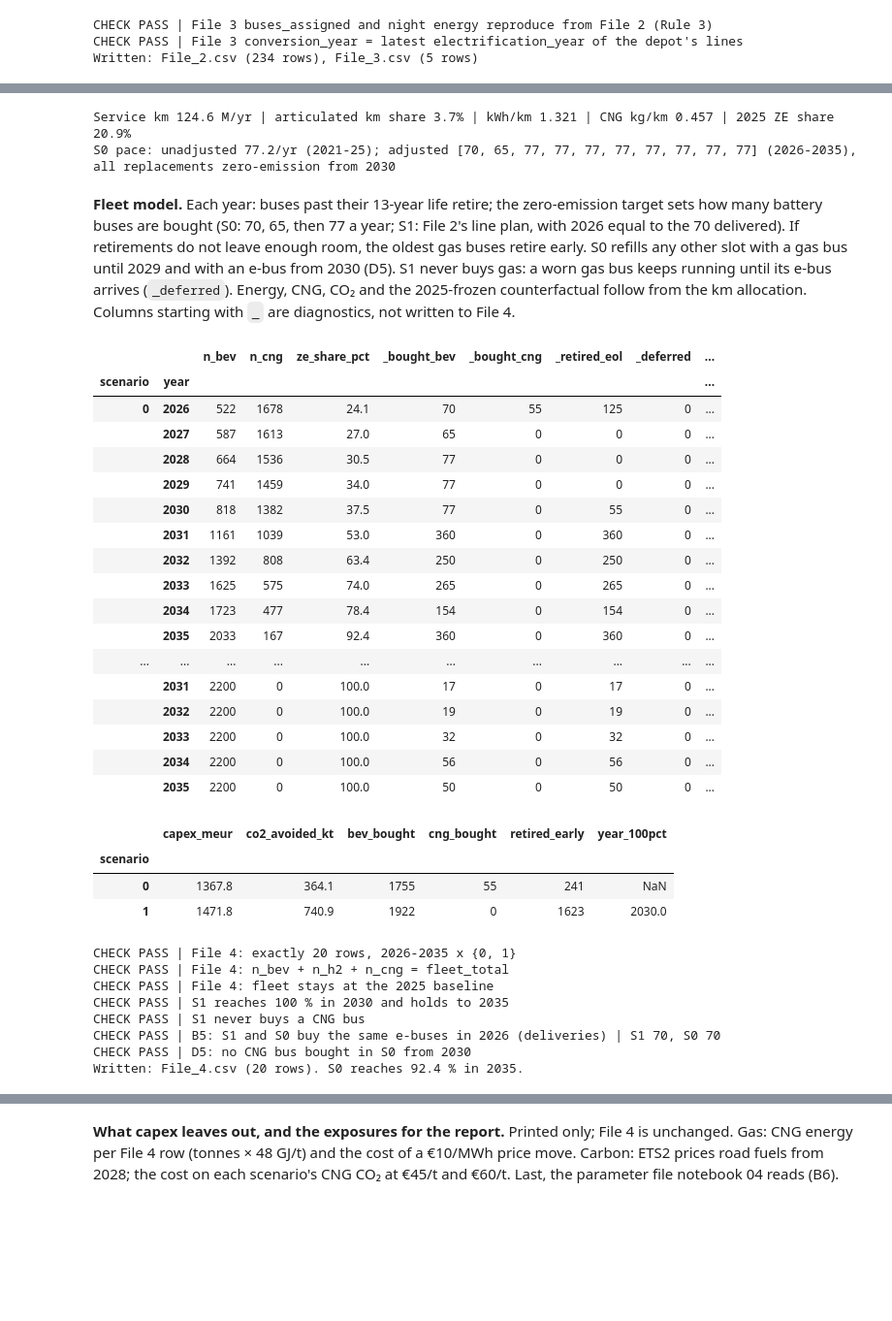
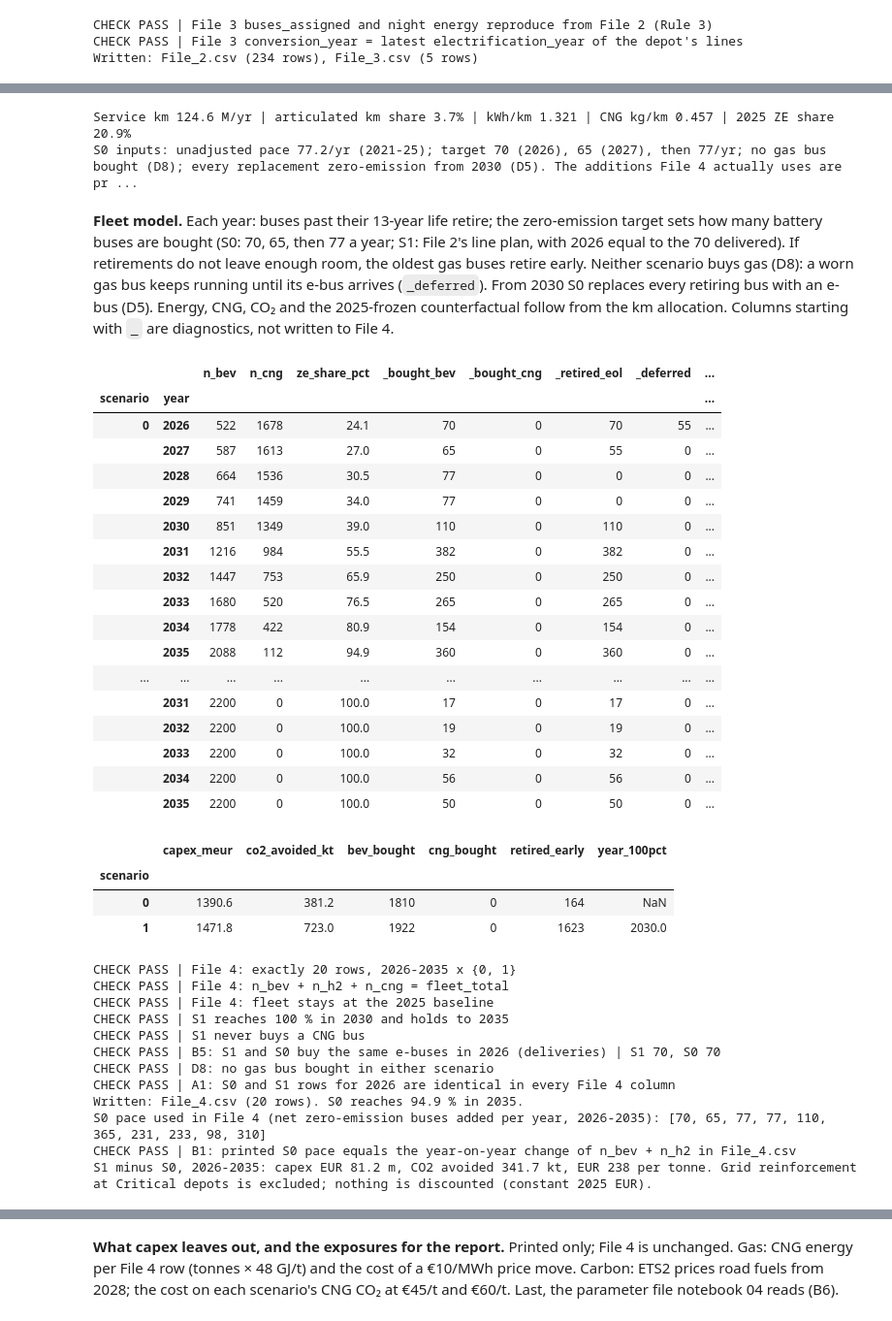
Before and after one commit to ella-garcia/madrid-bus-electrification, a Jupyter notebook: notebooks/01_Madrid_Electrification_Main.ipynb, the cells around one changed output, grey strips where cells are left out. Shown at 97% size. Cells and saved outputs as stored; diff of their text form; code cells hidden in the pictures; blank space fills up the shorter version.

```diff
--- a/notebooks/01_Madrid_Electrification_Main.ipynb
+++ b/notebooks/01_Madrid_Electrification_Main.ipynb
@@ -1824,6 +1867,9 @@ ZE_ONLY_FROM = assume("Year from which every S0 replacement is zero-emission (D5
                       "Regulation (EU) 2024/1610: 90 % of new city buses zero-emission from 2030, 100 % from 2035 "
                       "(https://climate.ec.europa.eu/eu-action/transport-decarbonisation/road-transport/lorries-buses-and-coaches_en); "
                       "EMT buying only zero-emission from 2030 is the team's reading (A)", "File 4 S0 from 2030", "90 % share 2030-34")
+NO_GAS_PURCHASES = assume("No gas bus is bought in either scenario (D8)", True, "A",
+                          "Team decision, 24 Nov 2026: no gas-bus order for 2026 or later is evidenced; EMT's 2026 and 2027 budgets buy "
+                          "e-buses only", "File 4 S0 2026-2029", "S0 refills with gas until 2029")
 def s0_pace(y):
     return S0_DELIVERIES.get(y, round(S0_PACE_UNADJUSTED))
 
@@ -1844,20 +1890,22 @@ conv_bus = {y: later.loc[later.electrification_year <= y, "peak_buses"].sum() /
 conv_km = {y: later.loc[later.electrification_year <= y, "daily_km"].sum() / later.daily_km.sum() for y in [2025] + YEARS_F4}
 print(f"Service km {KM_YEAR / 1e6:.1f} M/yr | articulated km share {ART_KM_SHARE:.1%} | kWh/km {KWH_KM:.3f} | CNG kg/km {CNG_KG_KM:.3f} | "
       f"2025 ZE share {S25:.1%}")
-print(f"S0 pace: unadjusted {S0_PACE_UNADJUSTED:.1f}/yr (2021-25); adjusted {[s0_pace(y) for y in YEARS_F4]} (2026-2035), "
-      f"all replacements zero-emission from {ZE_ONLY_FROM}")
+print(f"S0 inputs: unadjusted pace {S0_PACE_UNADJUSTED:.1f}/yr (2021-25); target {S0_DELIVERIES[2026]} (2026), {S0_DELIVERIES[2027]} (2027), "
+      f"then {round(S0_PACE_UNADJUSTED)}/yr; no gas bus bought (D8); every replacement zero-emission from {ZE_ONLY_FROM} (D5). "
+      "The additions File 4 actually uses are printed after the File 4 table.")
 # %% [output]
 Service km 124.6 M/yr | articulated km share 3.7% | kWh/km 1.321 | CNG kg/km 0.457 | 2025 ZE share 20.9%
-S0 pace: unadjusted 77.2/yr (2021-25); adjusted [70, 65, 77, 77, 77, 77, 77, 77, 77, 77] (2026-2035), all replacements zero-emission from 2030
+S0 inputs: unadjusted pace 77.2/yr (2021-25); target 70 (2026), 65 (2027), then 77/yr; no gas bus bought (D8); every replacement zero-emission from 2030 (D5). The additions File 4 actually uses are pr ...
 # %% [markdown]
-**Fleet model.** Each year: buses past their 13-year life retire; the zero-emission target sets how many battery buses are bought (S0: 70, 65, then 77 a year; S1: File 2's line plan, with 2026 equal to the 70 delivered). If retirements do not leave enough room, the oldest gas buses retire early. S0 refills any other slot with a gas bus until 2029 and with an e-bus from 2030 (D5). S1 never buys gas: a worn gas bus keeps running until its e-bus arrives (`_deferred`). Energy, CNG, CO₂ and the 2025-frozen counterfactual follow from the km allocation. Columns starting with `_` are diagnostics, not written to File 4.
+**Fleet model.** Each year: buses past their 13-year life retire; the zero-emission target sets how many battery buses are bought (S0: 70, 65, then 77 a year; S1: File 2's line plan, with 2026 equal to the 70 delivered). If retirements do not leave enough room, the oldest gas buses retire early. Neither scenario buys gas (D8): a worn gas bus keeps running until its e-bus arrives (`_deferred`). From 2030 S0 replaces every retiring bus with an e-bus (D5). Energy, CNG, CO₂ and the 2025-frozen counterfactual follow from the km allocation. Columns starting with `_` are diagnostics, not written to File 4.
 # %%
-def simulate_f4(scenario):
-    """Year-by-year fleet, purchases, retirements, energy, CO2 and capex. scenario 0 = S0, 1 = S1."""
+def simulate_f4(scenario, years=None):
+    """Year-by-year fleet, purchases, retirements, energy, CO2 and capex. scenario 0 = S0, 1 = S1.
+    years: File 4's 2026-2035 by default; S0 can run longer (printed only, never written)."""
     buses = f25[["fuelType", "size", "age_years"]].rename(columns={"fuelType": "fuel", "age_years": "age"}).reset_index(drop=True)
     buses["fuel"] = buses.fuel.map({"EL": "BEV", "H": "H2", "GN": "CNG"})
     ze_prev, km_share_prev, points_built, rows = ZE25, S25, 0, []
-    for y in YEARS_F4:
+    for y in (years or YEARS_F4):
         buses["age"] += 1
         if scenario == 1:
             ze_target = ZE25 + S1_DELIVERED_2026 if y == 2026 else ZE25 + round((FLEET - ZE25) * conv_bus[y])
@@ -1870,7 +1918,7 @@ def simulate_f4(scenario):
         if scenario == 0 and y >= ZE_ONLY_FROM:                     # D5: from 2030 every replacement is zero-emission
             need_ze = min(FLEET - ze_now, max(need_ze, len(removed)))
         deferred = 0
-        if scenario == 1 and need_ze < len(removed):                 # B5: S1 never buys gas; worn buses wait for their e-bus
+        if (scenario == 1 or NO_GAS_PURCHASES) and need_ze < len(removed):   # D8: no gas bought; worn buses wait for their e-bus
             keep = removed.sort_values("age").index[:len(removed) - need_ze]
             deferred = len(keep)
             buses, removed = pd.concat([buses, removed.loc[keep]]), removed.drop(keep)
@@ -1907,44 +1955,59 @@ def simulate_f4(scenario):
                          _bought_bev=ze_buy, _bought_cng=cng_buy, _retired_eol=int(eol.sum()) - deferred, _deferred=deferred,
                          _retired_early=early, _new_points=new_points, _ze_km_share=round(ze_km / KM_YEAR, 3),
                          _cng_co2_t=round(cng_t * P["cng_kgco2_per_kg"], 1), _capex_buses=round(price / 1e6, 2),
                          _capex_chargers=round(new_points * CHARGER_EUR / 1e6, 2), _capex_committed=round(committed, 2)))
         ze_prev, km_share_prev = n_bev + n_h2, km_share_end
     return pd.DataFrame(rows)
 
 F4_COLS = ["year", "scenario", "fleet_total", "n_bev", "n_h2", "n_cng", "ze_share_pct", "electricity_mwh", "cng_t", "co2_t",
            "co2_avoided_t", "capex_meur"]
 traj = pd.concat([simulate_f4(0), simulate_f4(1)], ignore_index=True)
 display(traj.set_index(["scenario", "year"])[["n_bev", "n_cng", "ze_share_pct", "_bought_bev", "_bought_cng", "_retired_eol", "_deferred",
                                                "_retired_early", "_new_points", "_ze_km_share", "co2_avoided_t", "capex_meur"]])
 summ = traj.groupby("scenario").agg(capex_meur=("capex_meur", "sum"), co2_avoided_kt=("co2_avoided_t", lambda s: s.sum() / 1000),
                                     bev_bought=("_bought_bev", "sum"), cng_bought=("_bought_cng", "sum"), retired_early=("_retired_early", "sum"))
 summ["year_100pct"] = traj[traj.ze_share_pct >= 100].groupby("scenario").year.min().reindex(summ.index)
 display(summ.round(1))
 file4 = traj[F4_COLS]
 file4.to_csv(os.path.join(OUT, "File_4.csv"), index=False, encoding="utf-8")
 s1t, s0t = traj[traj.scenario == 1].set_index("year"), traj[traj.scenario == 0].set_index("year")
 check("File 4: exactly 20 rows, 2026-2035 x {0, 1}", len(file4) == 20 and set(file4.year) == set(YEARS_F4) and set(file4.scenario) == {0, 1})
 check("File 4: n_bev + n_h2 + n_cng = fleet_total", (file4.n_bev + file4.n_h2 + file4.n_cng == file4.fleet_total).all())
 check("File 4: fleet stays at the 2025 baseline", (file4.fleet_total == FLEET).all())
 check("S1 reaches 100 % in 2030 and holds to 2035", (s1t.loc[2030:, "ze_share_pct"] == 100).all())
 check("S1 never buys a CNG bus", s1t._bought_cng.sum() == 0)
 check("B5: S1 and S0 buy the same e-buses in 2026 (deliveries)", s1t.loc[2026, "_bought_bev"] == s0t.loc[2026, "_bought_bev"] == S1_DELIVERED_2026,
       f"S1 {s1t.loc[2026, '_bought_bev']}, S0 {s0t.loc[2026, '_bought_bev']}")
-check("D5: no CNG bus bought in S0 from 2030", s0t.loc[ZE_ONLY_FROM:, "_bought_cng"].sum() == 0)
+check("D8: no gas bus bought in either scenario", traj._bought_cng.sum() == 0)
+_r26 = file4[file4.year == 2026].drop(columns="scenario")
+check("A1: S0 and S1 rows for 2026 are identical in every File 4 column", (_r26.nunique() == 1).all())
 print(f"Written: File_4.csv ({len(file4)} rows). S0 reaches {s0t.loc[2035, 'ze_share_pct']} % in 2035.")
+
+# B1: the S0 pace File 4 actually uses = net zero-emission buses added per year
+s0_added = (s0t.n_bev + s0t.n_h2).diff().fillna(s0t.n_bev.iloc[0] + s0t.n_h2.iloc[0] - ZE25).astype(int)
+print(f"S0 pace used in File 4 (net zero-emission buses added per year, {YEARS_F4[0]}-{YEARS_F4[-1]}): {s0_added.tolist()}")
+_f4 = pd.read_csv(os.path.join(OUT, "File_4.csv")).query("scenario == 0").set_index("year")
+_csv_added = (_f4.n_bev + _f4.n_h2).diff().fillna(_f4.n_bev.iloc[0] + _f4.n_h2.iloc[0] - ZE25).astype(int)
+check("B1: printed S0 pace equals the year-on-year change of n_bev + n_h2 in File_4.csv", s0_added.tolist() == _csv_added.tolist())
+
+# B6: the headline gap between the scenarios
+gap_capex = s1t.capex_meur.sum() - s0t.capex_meur.sum()
+gap_co2_kt = (s1t.co2_avoided_t.sum() - s0t.co2_avoided_t.sum()) / 1000
+print(f"S1 minus S0, 2026-2035: capex EUR {gap_capex:,.1f} m, CO2 avoided {gap_co2_kt:,.1f} kt, EUR {gap_capex * 1e6 / (gap_co2_kt * 1e3):,.0f} "
+      "per tonne. Grid reinforcement at Critical depots is excluded; nothing is discounted (constant 2025 EUR).")
 # %% [output]
 |  |  | n_bev | n_cng | ze_share_pct | _bought_bev | _bought_cng | _retired_eol | _deferred | ... |
 | scenario | year |  |  |  |  |  |  |  | ... |
-| 0 | 2026 | 522 | 1678 | 24.1 | 70 | 55 | 125 | 0 | ... |
-|  | 2027 | 587 | 1613 | 27.0 | 65 | 0 | 0 | 0 | ... |
+| 0 | 2026 | 522 | 1678 | 24.1 | 70 | 0 | 70 | 55 | ... |
+|  | 2027 | 587 | 1613 | 27.0 | 65 | 0 | 55 | 0 | ... |
 |  | 2028 | 664 | 1536 | 30.5 | 77 | 0 | 0 | 0 | ... |
 |  | 2029 | 741 | 1459 | 34.0 | 77 | 0 | 0 | 0 | ... |
-|  | 2030 | 818 | 1382 | 37.5 | 77 | 0 | 55 | 0 | ... |
-|  | 2031 | 1161 | 1039 | 53.0 | 360 | 0 | 360 | 0 | ... |
-|  | 2032 | 1392 | 808 | 63.4 | 250 | 0 | 250 | 0 | ... |
-|  | 2033 | 1625 | 575 | 74.0 | 265 | 0 | 265 | 0 | ... |
-|  | 2034 | 1723 | 477 | 78.4 | 154 | 0 | 154 | 0 | ... |
-|  | 2035 | 2033 | 167 | 92.4 | 360 | 0 | 360 | 0 | ... |
+|  | 2030 | 851 | 1349 | 39.0 | 110 | 0 | 110 | 0 | ... |
+|  | 2031 | 1216 | 984 | 55.5 | 382 | 0 | 382 | 0 | ... |
+|  | 2032 | 1447 | 753 | 65.9 | 250 | 0 | 250 | 0 | ... |
+|  | 2033 | 1680 | 520 | 76.5 | 265 | 0 | 265 | 0 | ... |
+|  | 2034 | 1778 | 422 | 80.9 | 154 | 0 | 154 | 0 | ... |
+|  | 2035 | 2088 | 112 | 94.9 | 360 | 0 | 360 | 0 | ... |
 | ... | ... | ... | ... | ... | ... | ... | ... | ... | ... |
 |  | 2031 | 2200 | 0 | 100.0 | 17 | 0 | 17 | 0 | ... |
 |  | 2032 | 2200 | 0 | 100.0 | 19 | 0 | 19 | 0 | ... |
@@ -1953,14 +2016,18 @@ print(f"Written: File_4.csv ({len(file4)} rows). S0 reaches {s0t.loc[2035, 'ze_s
 |  | 2035 | 2200 | 0 | 100.0 | 50 | 0 | 50 | 0 | ... |
 |  | capex_meur | co2_avoided_kt | bev_bought | cng_bought | retired_early | year_100pct |
 | scenario |  |  |  |  |  |  |
-| 0 | 1367.8 | 364.1 | 1755 | 55 | 241 | NaN |
-| 1 | 1471.8 | 740.9 | 1922 | 0 | 1623 | 2030.0 |
+| 0 | 1390.6 | 381.2 | 1810 | 0 | 164 | NaN |
+| 1 | 1471.8 | 723.0 | 1922 | 0 | 1623 | 2030.0 |
 CHECK PASS | File 4: exactly 20 rows, 2026-2035 x {0, 1}
 CHECK PASS | File 4: n_bev + n_h2 + n_cng = fleet_total
 CHECK PASS | File 4: fleet stays at the 2025 baseline
 CHECK PASS | S1 reaches 100 % in 2030 and holds to 2035
 CHECK PASS | S1 never buys a CNG bus
 CHECK PASS | B5: S1 and S0 buy the same e-buses in 2026 (deliveries) | S1 70, S0 70
-CHECK PASS | D5: no CNG bus bought in S0 from 2030
-Written: File_4.csv (20 rows). S0 reaches 92.4 % in 2035.
+CHECK PASS | D8: no gas bus bought in either scenario
+CHECK PASS | A1: S0 and S1 rows for 2026 are identical in every File 4 column
+Written: File_4.csv (20 rows). S0 reaches 94.9 % in 2035.
+S0 pace used in File 4 (net zero-emission buses added per year, 2026-2035): [70, 65, 77, 77, 110, 365, 231, 233, 98, 310]
+CHECK PASS | B1: printed S0 pace equals the year-on-year change of n_bev + n_h2 in File_4.csv
+S1 minus S0, 2026-2035: capex EUR 81.2 m, CO2 avoided 341.7 kt, EUR 238 per tonne. Grid reinforcement at Critical depots is excluded; nothing is discounted (constant 2025 EUR).
 # %% [markdown]
```
Also changed, not shown: parts of 17 cells of this notebook, 17 other files.
